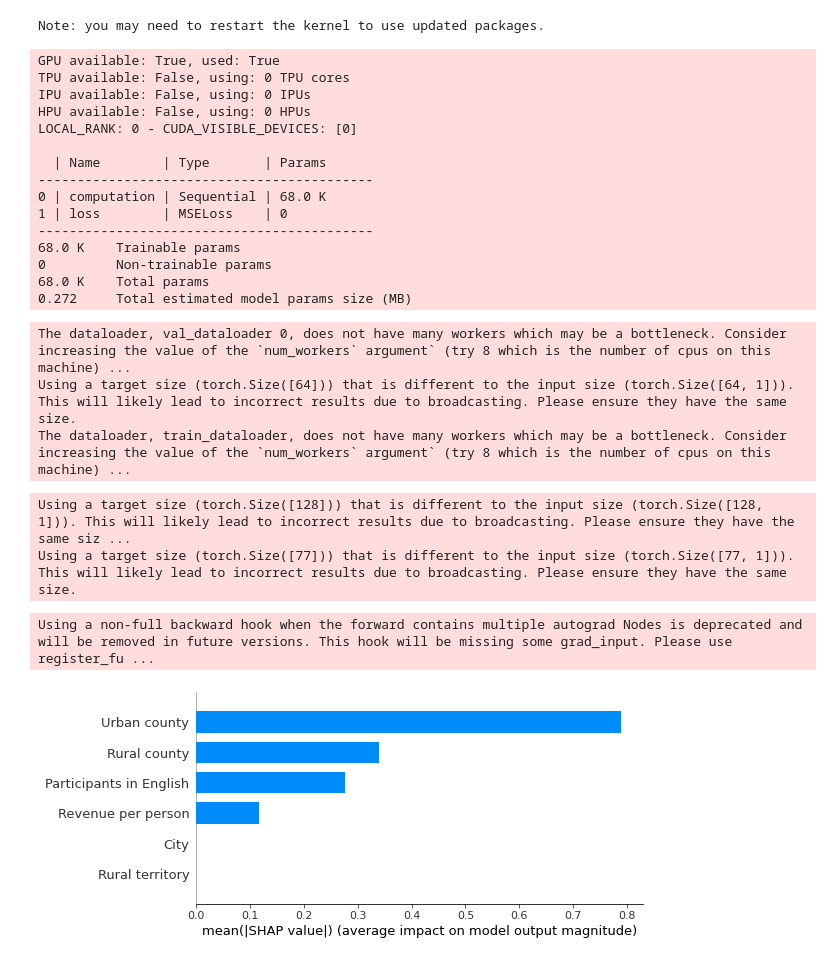
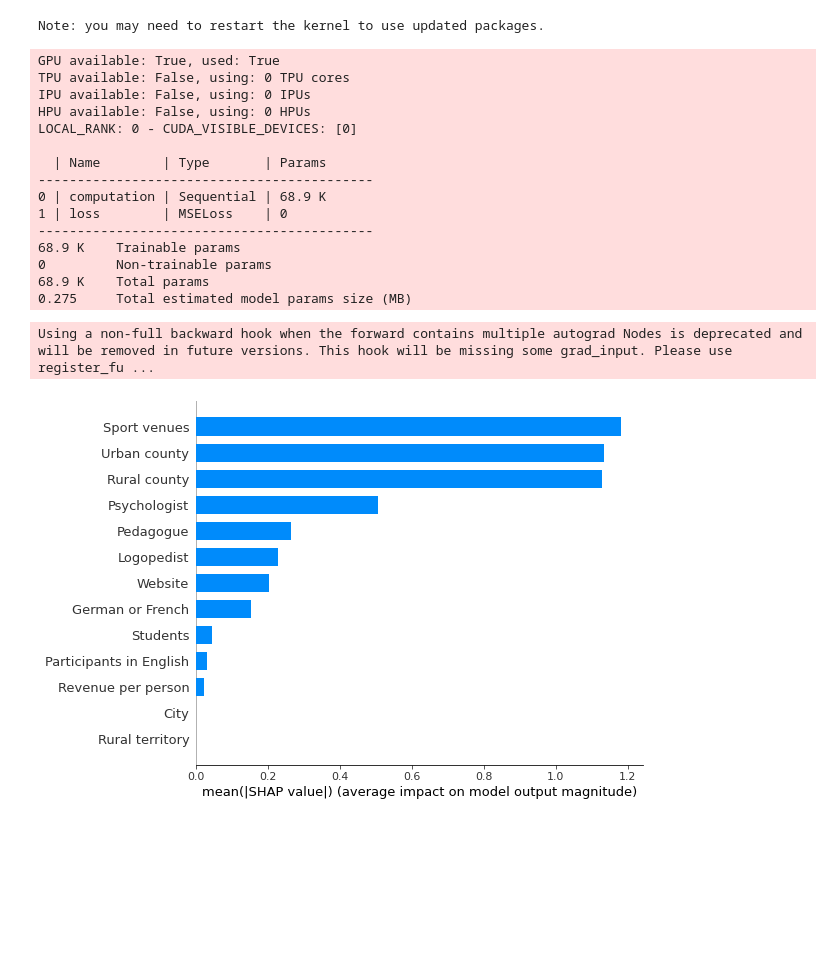
Before and after one commit to goalon/shap-school-scores, a Jupyter notebook: deep-learning-model.ipynb, the cells around one changed output. Saved outputs shown, nothing was run; the diff lists cells and outputs as text; code cells hidden in the pictures; blank space fills up the shorter version.

Commit message:
Update DNN with some data from RSPO

```diff
--- a/deep-learning-model.ipynb
+++ b/deep-learning-model.ipynb
@@ -21,7 +21,7 @@ class Model(pl.LightningModule):
     def __init__(self):
         super().__init__()
         self.computation = nn.Sequential(*[
-            nn.Linear(6, 128, device=DEVICE),
+            nn.Linear(13, 128, device=DEVICE),
             nn.BatchNorm1d(128),
             nn.ReLU(),
             nn.Linear(128, 256, device=DEVICE),
@@ -63,14 +63,16 @@ class Model(pl.LightningModule):
 
     def predict_step(self, batch, batch_idx):
         x, y = batch
-        return self.computation(x)
+        return self.computation(x).squeeze()
 # %%
 class SchoolScoresDataset(data.Dataset):
     def __init__(self, exam):
         school_scores_data = pd.read_csv(f'data/combined/{exam}.csv')
         school_scores_data = school_scores_data.iloc[:, 2:]
+        school_scores_data.drop(columns=["Start date"], inplace=True)
         school_scores_data['Revenue per person'] = np.log2((school_scores_data['Revenue per person'] - school_scores_data['Revenue per person'].min()) / (school_scores_data['Revenue per person'].max() - school_scores_data['Revenue per person'].min()) + 1)
-        school_scores_data['Participants in English'] = np.log2((school_scores_data['Participants in English'] - school_scores_data['Participants in English'].min()) / (school_scores_data['Participants in English'].max() - school_scores_data['Participants in English'].min()) + 1)
+        school_scores_data['Participants in English'] = (school_scores_data['Participants in English'] - school_scores_data['Participants in English'].min()) / (school_scores_data['Participants in English'].max() - school_scores_data['Participants in English'].min())
+        school_scores_data['Students'] = (school_scores_data['Students'] - school_scores_data['Students'].min()) / (school_scores_data['Students'].max() - school_scores_data['Students'].min())
         data_x = school_scores_data.iloc[:, :-1].values.astype(np.float32)
         data_y = school_scores_data.iloc[:, -1].values.astype(np.float32)
         self.features = torch.from_numpy(data_x)
@@ -91,7 +93,7 @@ val_dataloader = data.DataLoader(val_dataset, batch_size=128, shuffle=False)
 # %%
 model = Model()
 
-trainer = pl.Trainer(gpus=1, max_epochs=20)
+trainer = pl.Trainer(gpus=1, max_epochs=40)
 trainer.fit(model, train_dataloader, val_dataloader)
 # %% [output]
 GPU available: True, used: True
@@ -102,18 +104,13 @@ LOCAL_RANK: 0 - CUDA_VISIBLE_DEVICES: [0]
 
   | Name        | Type       | Params
 -------------------------------------------
-0 | computation | Sequential | 68.0 K
+0 | computation | Sequential | 68.9 K
 1 | loss        | MSELoss    | 0
 -------------------------------------------
-68.0 K    Trainable params
+68.9 K    Trainable params
 0         Non-trainable params
-68.0 K    Total params
-0.272     Total estimated model params size (MB)
+68.9 K    Total params
+0.275     Total estimated model params size (MB)
-The dataloader, val_dataloader 0, does not have many workers which may be a bottleneck. Consider increasing the value of the `num_workers` argument` (try 8 which is the number of cpus on this machine) ...
-Using a target size (torch.Size([64])) that is different to the input size (torch.Size([64, 1])). This will likely lead to incorrect results due to broadcasting. Please ensure they have the same size.
-The dataloader, train_dataloader, does not have many workers which may be a bottleneck. Consider increasing the value of the `num_workers` argument` (try 8 which is the number of cpus on this machine) ...
-Using a target size (torch.Size([128])) that is different to the input size (torch.Size([128, 1])). This will likely lead to incorrect results due to broadcasting. Please ensure they have the same siz ...
-Using a target size (torch.Size([77])) that is different to the input size (torch.Size([77, 1])). This will likely lead to incorrect results due to broadcasting. Please ensure they have the same size.
 # %%
 x, _ = dataset[val_dataset.indices]
 
@@ -121,8 +118,11 @@ e = shap.DeepExplainer(model, dataset[train_dataset.indices][0])
 shap_values = e.shap_values(x)
 # %% [output]
 Using a non-full backward hook when the forward contains multiple autograd Nodes is deprecated and will be removed in future versions. This hook will be missing some grad_input. Please use register_fu ...
+# %%
+columns_list = pd.read_csv('data/combined/english.csv').columns[2:].to_list()
+columns_list = list(filter(lambda c: c != 'Start date', columns_list))
 # %%
-shap.summary_plot(shap_values, x, plot_type='bar', feature_names = pd.read_csv('data/combined/english.csv').columns[2:])
+shap.summary_plot(shap_values, x, plot_type='bar', feature_names=columns_list)
 # %% [output]
-[figure, old version]
+[figure, new version]
 # %%
```
Also changed, not shown: parts of 2 cells of this notebook.
